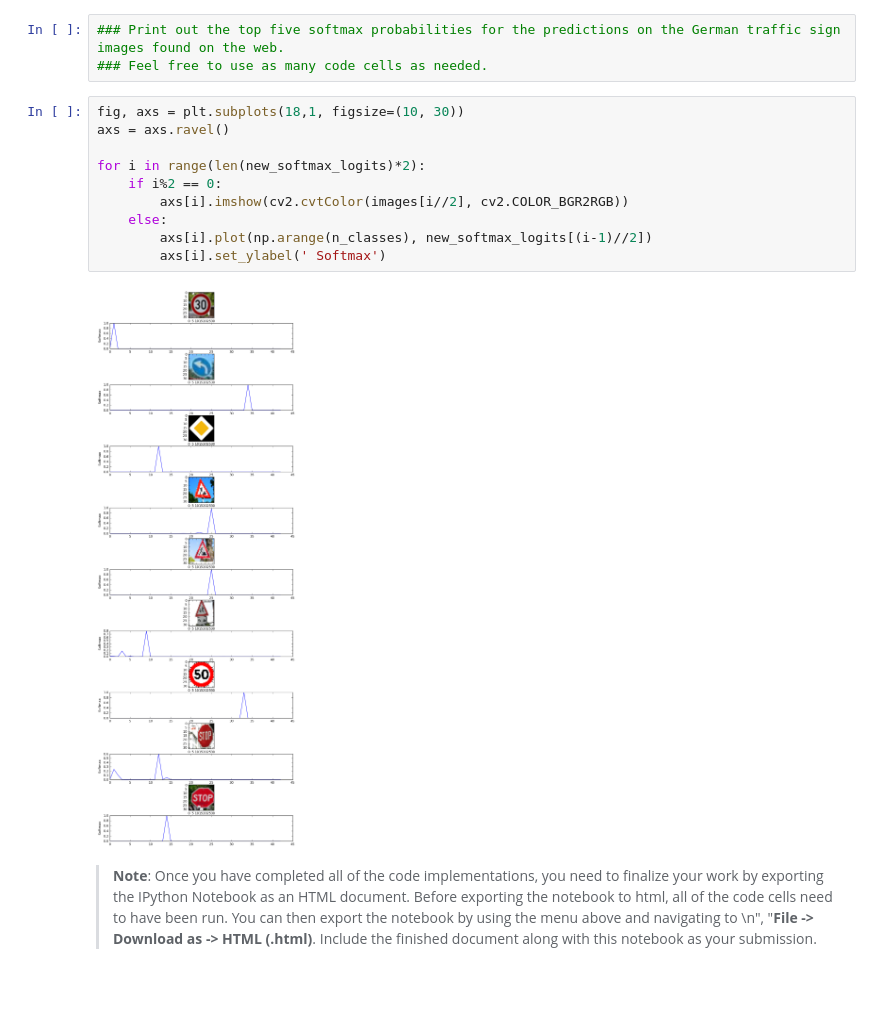
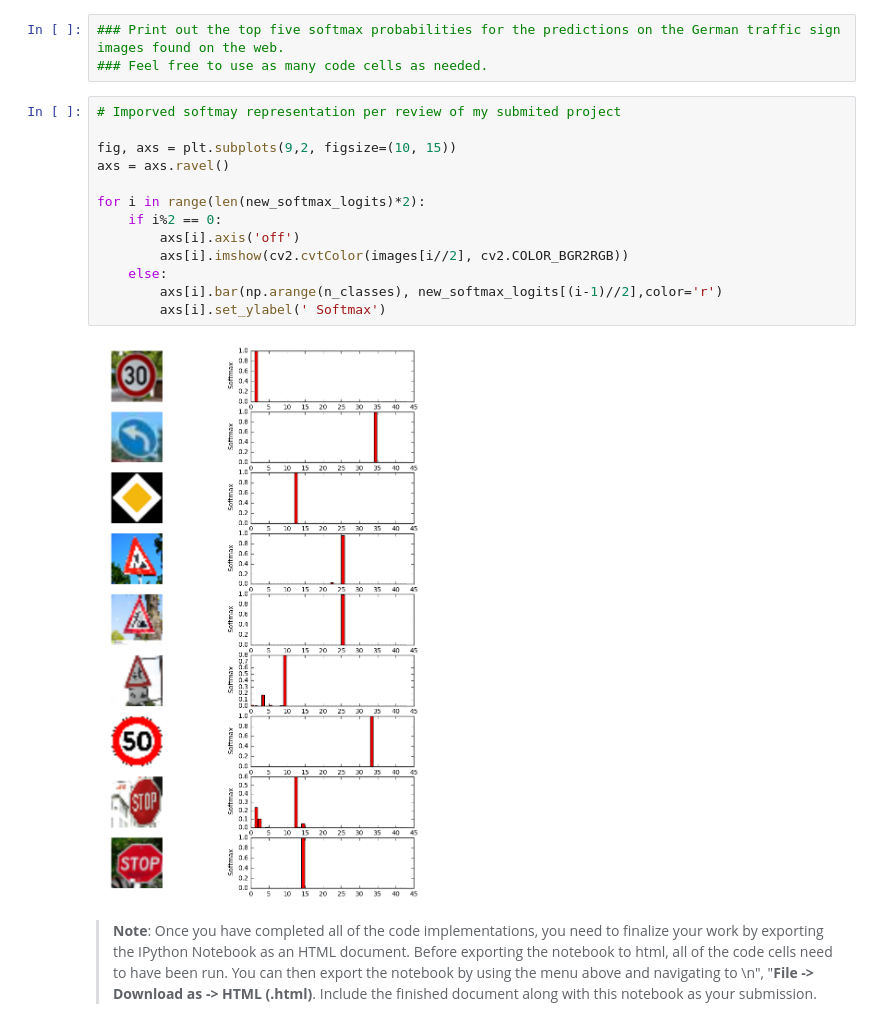
Before and after one commit to Sladozevik/CarND-Deep-Learning, a Jupyter notebook: CarND-Traffic-Sign-Classifier-Project-master/Traffic_Sign_Classifier.ipynb, the cells around one changed output. Saved outputs shown, nothing was run; the diff lists cells and outputs as text; blank space fills up the shorter version.

```diff
--- a/CarND-Traffic-Sign-Classifier-Project-master/Traffic_Sign_Classifier.ipynb
+++ b/CarND-Traffic-Sign-Classifier-Project-master/Traffic_Sign_Classifier.ipynb
@@ -725,17 +745,20 @@ Looking just at the first row we get `[ 0.34763842,  0.24879643,  0.12789202]`,
 ### Print out the top five softmax probabilities for the predictions on the German traffic sign images found on the web.
 ### Feel free to use as many code cells as needed.
 # %%
-fig, axs = plt.subplots(18,1, figsize=(10, 30))
+# Imporved softmay representation per review of my submited project
+
+fig, axs = plt.subplots(9,2, figsize=(10, 15))
 axs = axs.ravel()
 
 for i in range(len(new_softmax_logits)*2):
     if i%2 == 0:
+        axs[i].axis('off')
         axs[i].imshow(cv2.cvtColor(images[i//2], cv2.COLOR_BGR2RGB))
     else:
-        axs[i].plot(np.arange(n_classes), new_softmax_logits[(i-1)//2])
+        axs[i].bar(np.arange(n_classes), new_softmax_logits[(i-1)//2],color='r')
         axs[i].set_ylabel(' Softmax')
 # %% [output]
-[figure, old version]
+[figure, new version]
 # %% [markdown]
 > **Note**: Once you have completed all of the code implementations, you need to finalize your work by exporting the IPython Notebook as an HTML document. Before exporting the notebook to html, all of the code cells need to have been run. You can then export the notebook by using the menu above and navigating to  \n",
     "**File -> Download as -> HTML (.html)**. Include the finished document along with this notebook as your submission.
```
Also changed, not shown: parts of 4 cells of this notebook, 1 other file.
